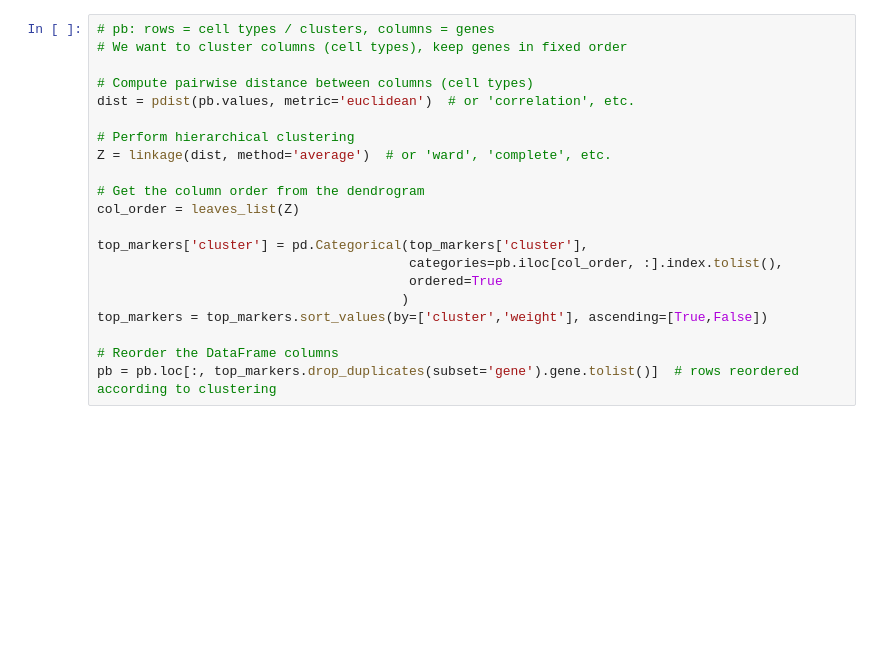
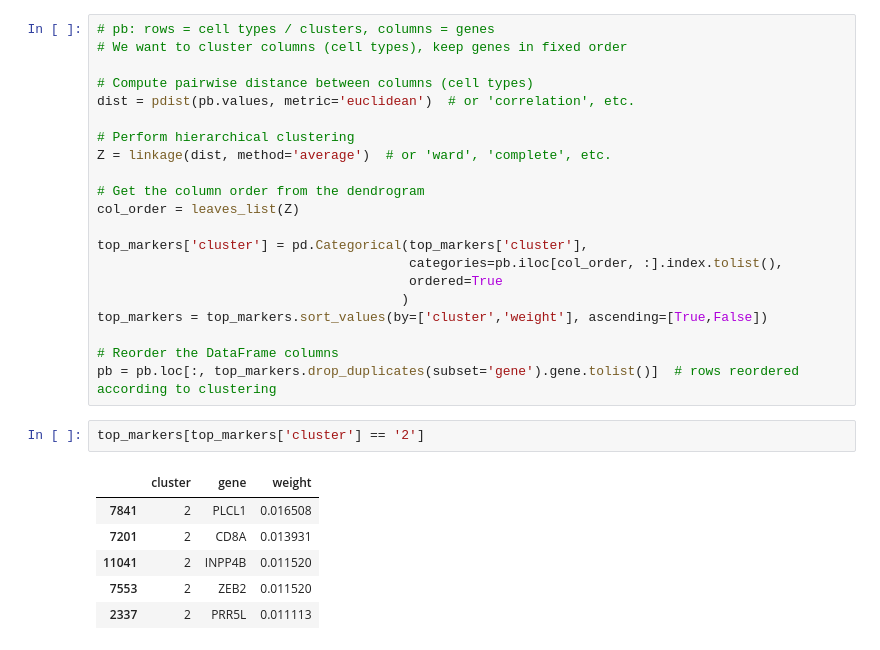
Before and after one commit to dfdeascanis/atac_seq_test, a Jupyter notebook: atac_seq_logistic_regression.ipynb, the cells around one changed output. Drawn from its saved outputs; the diff is of its cells as text; blank space fills up the shorter version.

```diff
--- a/atac_seq_logistic_regression.ipynb
+++ b/atac_seq_logistic_regression.ipynb
@@ -576,6 +607,15 @@ top_markers = top_markers.sort_values(by=['cluster','weight'], ascending=[True,F
 
 # Reorder the DataFrame columns
 pb = pb.loc[:, top_markers.drop_duplicates(subset='gene').gene.tolist()]  # rows reordered according to clustering
+# %%
+top_markers[top_markers['cluster'] == '2']
+# %% [output]
+|  | cluster | gene | weight |
+| 7841 | 2 | PLCL1 | 0.016508 |
+| 7201 | 2 | CD8A | 0.013931 |
+| 11041 | 2 | INPP4B | 0.011520 |
+| 7553 | 2 | ZEB2 | 0.011520 |
+| 2337 | 2 | PRR5L | 0.011113 |
 # %%
 #plot the data using seaborn clustermap
 g = sns.clustermap(pb.T,
```
Also changed, not shown: parts of 8 cells of this notebook.
